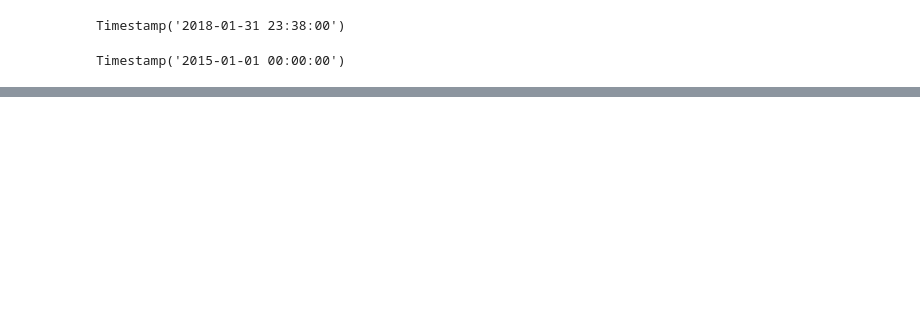
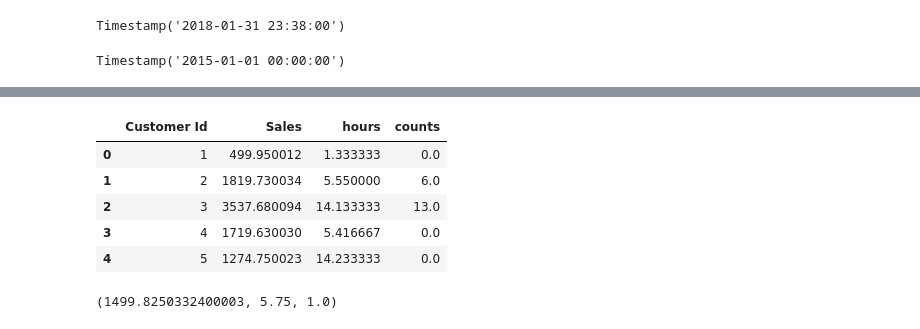
Before and after one commit to Emjingown/BI_Learning, a Jupyter notebook: homework/资金流入流出预测/Week8作业/action-智能供应链分析/智能供应链分析.ipynb, the cells around one changed output, grey strips where cells are left out. Saved outputs shown, nothing was run; the diff lists cells and outputs as text; code cells hidden in the pictures; blank space fills up the shorter version.

```diff
--- a/homework/资金流入流出预测/Week8作业/action-智能供应链分析/智能供应链分析.ipynb
+++ b/homework/资金流入流出预测/Week8作业/action-智能供应链分析/智能供应链分析.ipynb
@@ -147,0 +152,19 @@ data
+# %%
+rfm_data.columns = ['Customer Id', 'Sales', 'hours', 'counts']
+rfm_data.fillna(0, inplace=True)
+rfm_data.head()
+# %% [output]
+|  | Customer Id | Sales | hours | counts |
+| 0 | 1 | 499.950012 | 1.333333 | 0.0 |
+| 1 | 2 | 1819.730034 | 5.550000 | 6.0 |
+| 2 | 3 | 3537.680094 | 14.133333 | 13.0 |
+| 3 | 4 | 1719.630030 | 5.416667 | 0.0 |
+| 4 | 5 | 1274.750023 | 14.233333 | 0.0 |
+# %%
+# 计算三者的中位数
+median_sales = rfm_data['Sales'].median()
+median_hours = rfm_data['hours'].median()
+median_counts = rfm_data['counts'].median()
+median_sales, median_hours, median_counts
+# %% [output]
+(1499.8250332400003, 5.75, 1.0)
```
Also changed, not shown: parts of 12 cells of this notebook.
